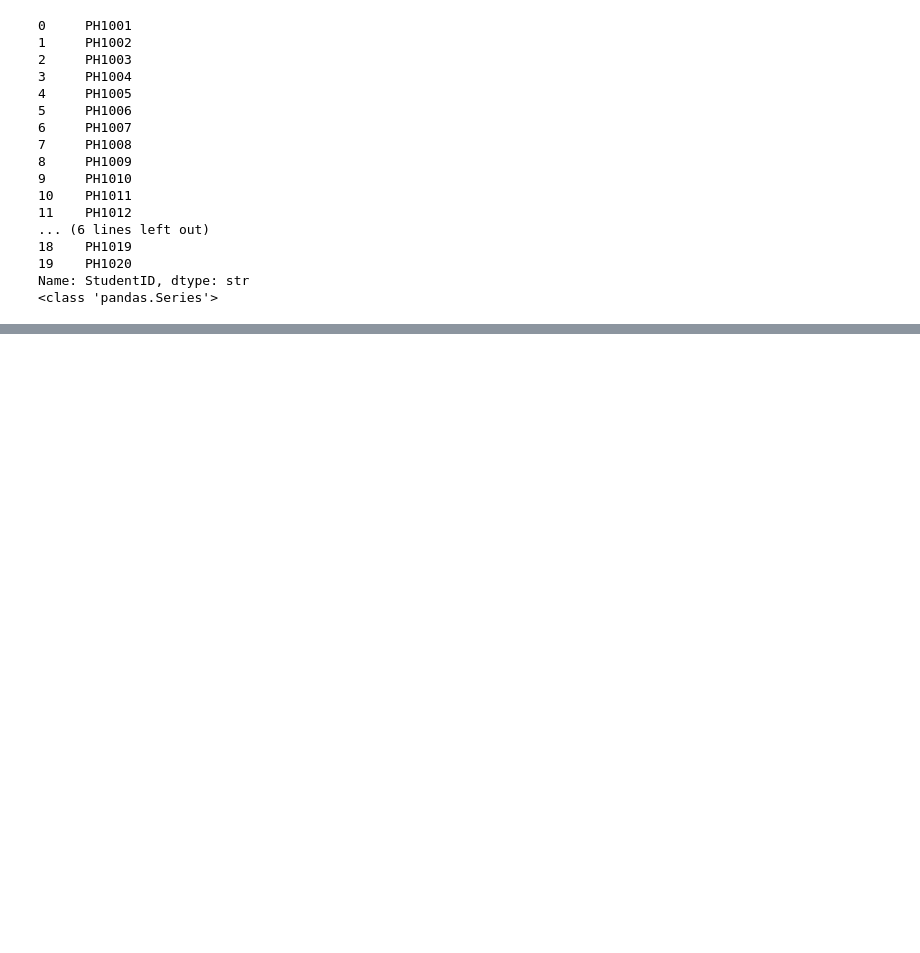
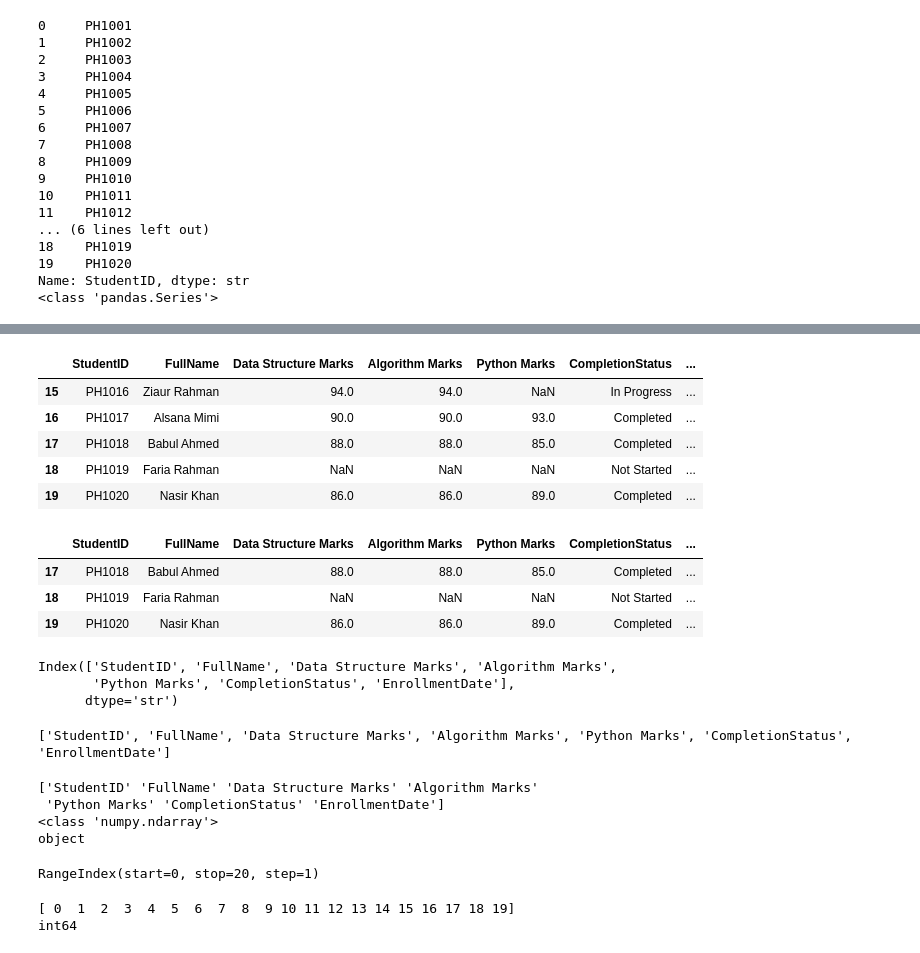
Before and after one commit to Naim-Mahomudul-Islam/Pandas-For-AI_ML, a Jupyter notebook: Pandas01.ipynb, the cells around one changed output, grey strips where cells are left out. Saved outputs shown, nothing was run; the diff lists cells and outputs as text; code cells hidden in the pictures; blank space fills up the shorter version.

```diff
--- a/Pandas01.ipynb
+++ b/Pandas01.ipynb
@@ -49,0 +127,50 @@ Name: StudentID, dtype: str
+# %%
+df.tail()
+# %% [output]
+|  | StudentID | FullName | Data Structure Marks | Algorithm Marks | Python Marks | CompletionStatus | ... |
+| 15 | PH1016 | Ziaur Rahman | 94.0 | 94.0 | NaN | In Progress | ... |
+| 16 | PH1017 | Alsana Mimi | 90.0 | 90.0 | 93.0 | Completed | ... |
+| 17 | PH1018 | Babul Ahmed | 88.0 | 88.0 | 85.0 | Completed | ... |
+| 18 | PH1019 | Faria Rahman | NaN | NaN | NaN | Not Started | ... |
+| 19 | PH1020 | Nasir Khan | 86.0 | 86.0 | 89.0 | Completed | ... |
+# %%
+df.tail(3)#show_from last
+# %% [output]
+|  | StudentID | FullName | Data Structure Marks | Algorithm Marks | Python Marks | CompletionStatus | ... |
+| 17 | PH1018 | Babul Ahmed | 88.0 | 88.0 | 85.0 | Completed | ... |
+| 18 | PH1019 | Faria Rahman | NaN | NaN | NaN | Not Started | ... |
+| 19 | PH1020 | Nasir Khan | 86.0 | 86.0 | 89.0 | Completed | ... |
+# %%
+df.columns#coonsider all feature/column_name in object
+# %% [output]
+Index(['StudentID', 'FullName', 'Data Structure Marks', 'Algorithm Marks',
+       'Python Marks', 'CompletionStatus', 'EnrollmentDate'],
+      dtype='str')
+# %%
+col=list(df.columns)
+print(col)
+# %% [output]
+['StudentID', 'FullName', 'Data Structure Marks', 'Algorithm Marks', 'Python Marks', 'CompletionStatus', 'EnrollmentDate']
+# %%
+import numpy as np
+col=np.array(df.columns)
+print(col)
+print(type(col))
+print(col.dtype)
+# %% [output]
+['StudentID' 'FullName' 'Data Structure Marks' 'Algorithm Marks'
+ 'Python Marks' 'CompletionStatus' 'EnrollmentDate']
+<class 'numpy.ndarray'>
+object
+# %%
+df.index
+# %% [output]
+RangeIndex(start=0, stop=20, step=1)
+# %%
+import numpy as np
+ind =np.array(df.index)
+print(ind)
+print(ind.dtype)
+# %% [output]
+[ 0  1  2  3  4  5  6  7  8  9 10 11 12 13 14 15 16 17 18 19]
+int64
```
Also changed, not shown: parts of 7 cells of this notebook.
